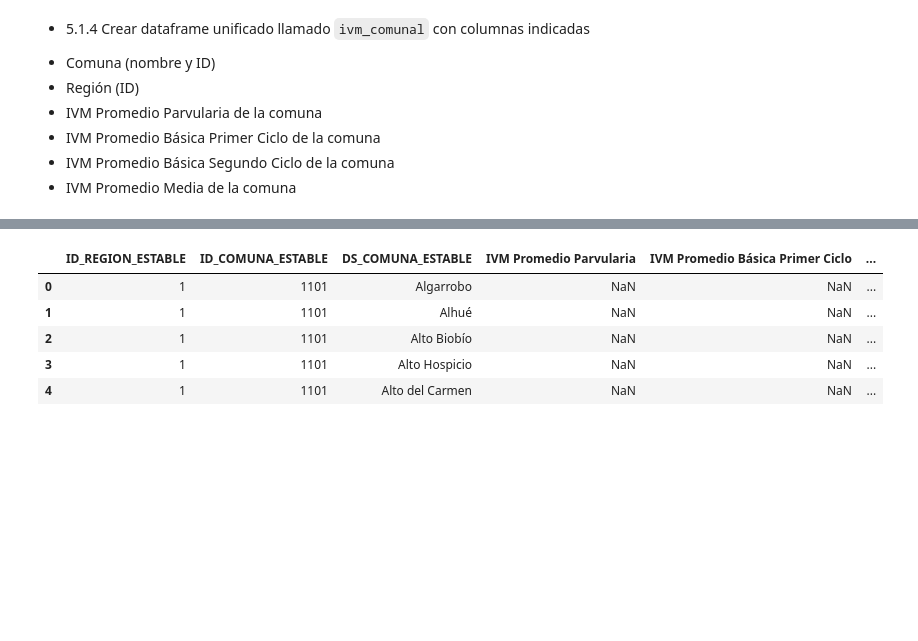
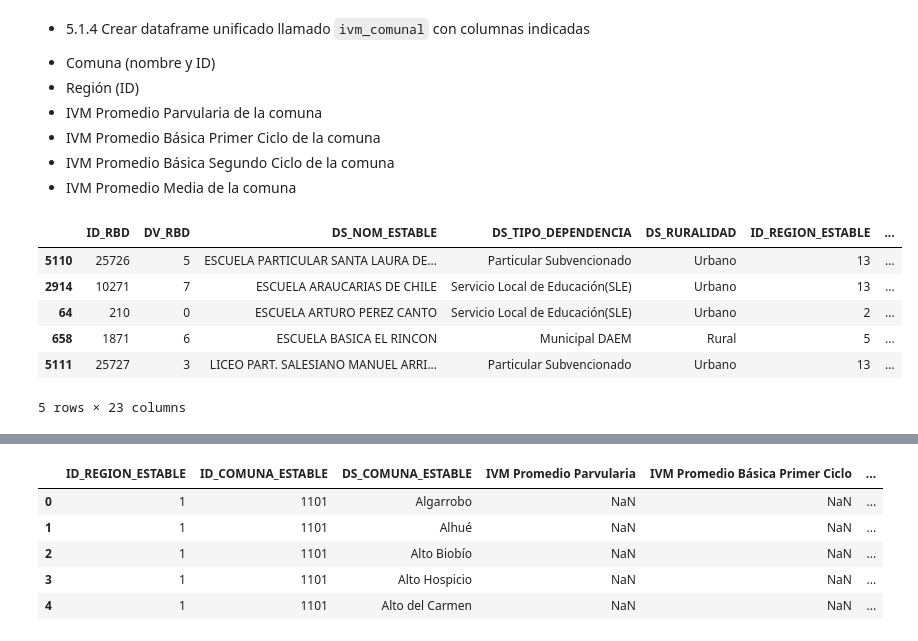
Before and after one commit to aaronpisaa/IMT2200-AARON-PINO, a Jupyter notebook: tareas/tarea 03/Respuesta.ipynb, the cells around one changed output, grey strips where cells are left out. Cells and saved outputs as stored; diff of their text form; code cells hidden in the pictures; blank space fills up the shorter version.

```diff
--- a/tareas/tarea 03/Respuesta.ipynb
+++ b/tareas/tarea 03/Respuesta.ipynb
@@ -1525,3 +1525,14 @@ promedio_M.sample(15)
 * IVM Promedio Básica Primer Ciclo de la comuna
 * IVM Promedio Básica Segundo Ciclo de la comuna
 * IVM Promedio Media de la comuna
+# %%
+dfP = dfP.merge(promedio_P, on='DS_COMUNA_ESTABLE', how='left')
+dfP.sample(5)
+# %% [output]
+|  | ID_RBD | DV_RBD | DS_NOM_ESTABLE | DS_TIPO_DEPENDENCIA | DS_RURALIDAD | ID_REGION_ESTABLE | ... |
+| 5110 | 25726 | 5 | ESCUELA PARTICULAR SANTA LAURA DE... | Particular Subvencionado | Urbano | 13 | ... |
+| 2914 | 10271 | 7 | ESCUELA ARAUCARIAS DE CHILE | Servicio Local de Educación(SLE) | Urbano | 13 | ... |
+| 64 | 210 | 0 | ESCUELA ARTURO PEREZ CANTO | Servicio Local de Educación(SLE) | Urbano | 2 | ... |
+| 658 | 1871 | 6 | ESCUELA BASICA EL RINCON | Municipal DAEM | Rural | 5 | ... |
+| 5111 | 25727 | 3 | LICEO PART. SALESIANO MANUEL ARRI... | Particular Subvencionado | Urbano | 13 | ... |
+5 rows × 23 columns
```
Also changed, not shown: parts of 3 cells of this notebook.
